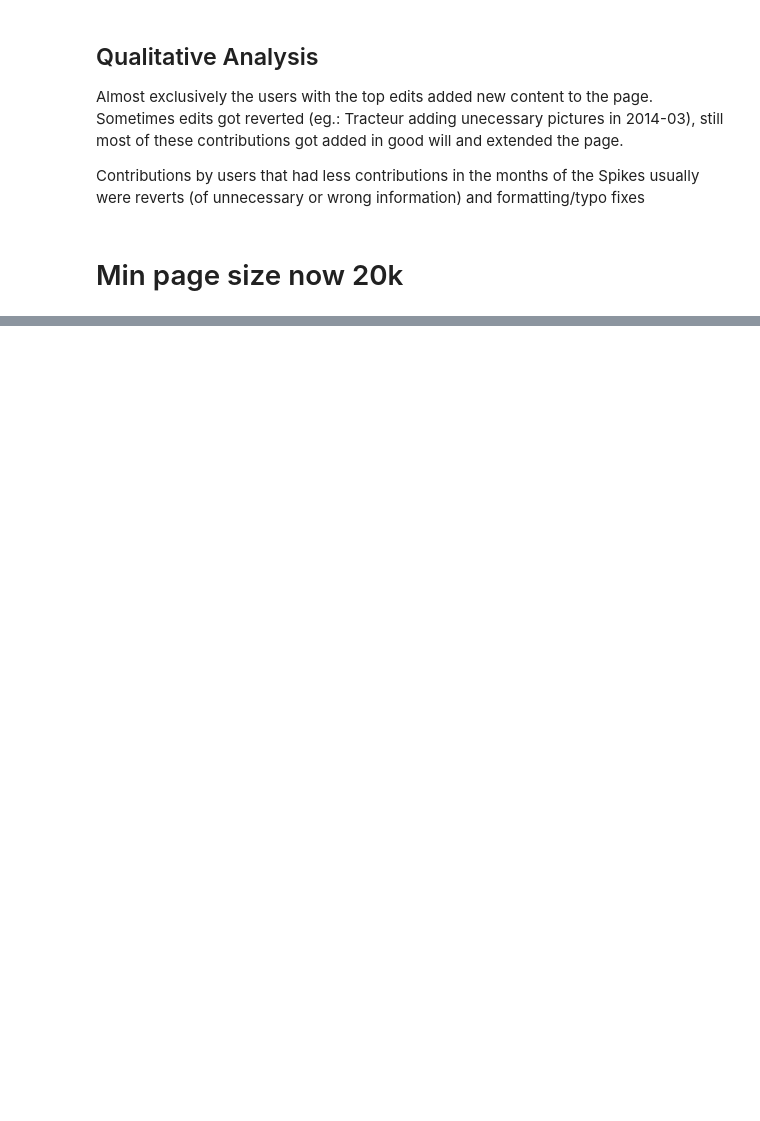
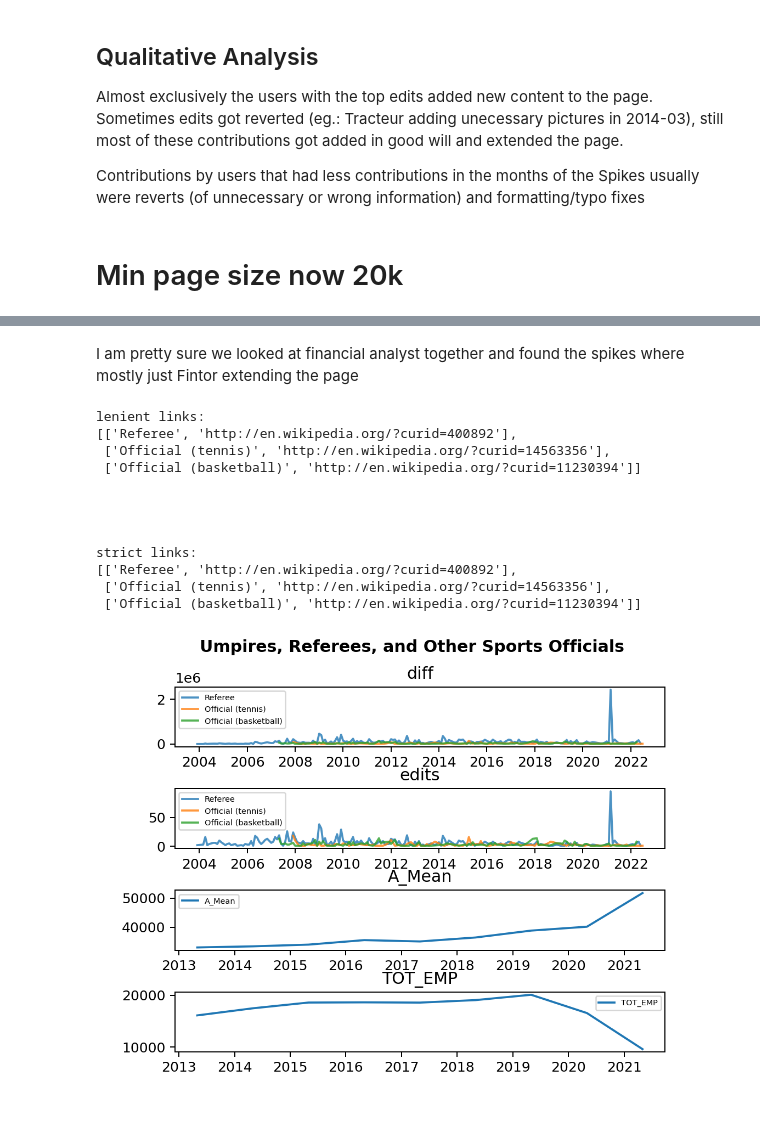
Before and after one commit to digital-scrappy/wikipedia-revisions, a Jupyter notebook: Analysis/Page_Analysis.ipynb, the cells around one changed output, grey strips where cells are left out. Saved outputs shown, nothing was run; the diff lists cells and outputs as text; code cells hidden in the pictures; blank space fills up the shorter version.

```diff
--- a/Analysis/Page_Analysis.ipynb
+++ b/Analysis/Page_Analysis.ipynb
@@ -192,0 +193,19 @@ users ordered by contributions:
+# %% [markdown]
+I am pretty sure we looked at financial analyst together and found the spikes where mostly just Fintor extending the page
+# %%
+occ = Occupation(*occupations[30])
+plot_page(occ)
+# %% [output]
+lenient links:
+[['Referee', 'http://en.wikipedia.org/?curid=400892'],
+ ['Official (tennis)', 'http://en.wikipedia.org/?curid=14563356'],
+ ['Official (basketball)', 'http://en.wikipedia.org/?curid=11230394']]
+
+
+
+
+strict links:
+[['Referee', 'http://en.wikipedia.org/?curid=400892'],
+ ['Official (tennis)', 'http://en.wikipedia.org/?curid=14563356'],
+ ['Official (basketball)', 'http://en.wikipedia.org/?curid=11230394']]
+[figure, added]
```
Also changed, not shown: parts of 9 cells of this notebook, 2 other files.
